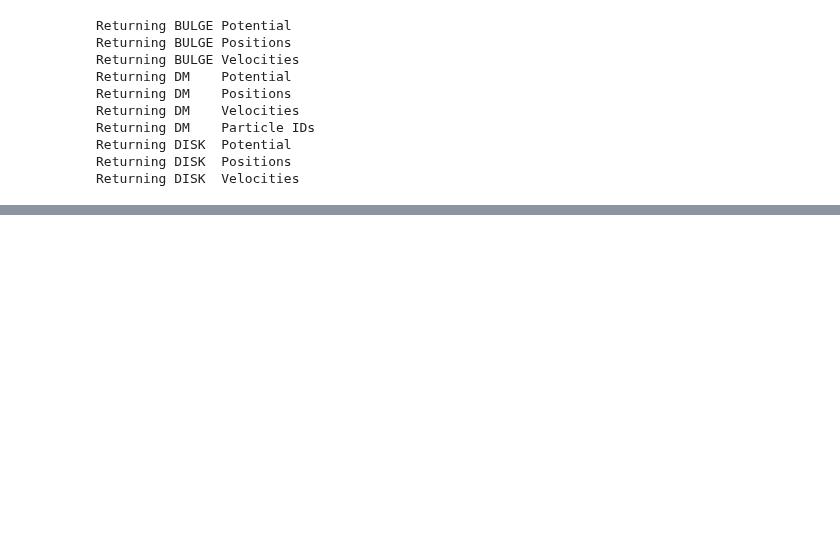
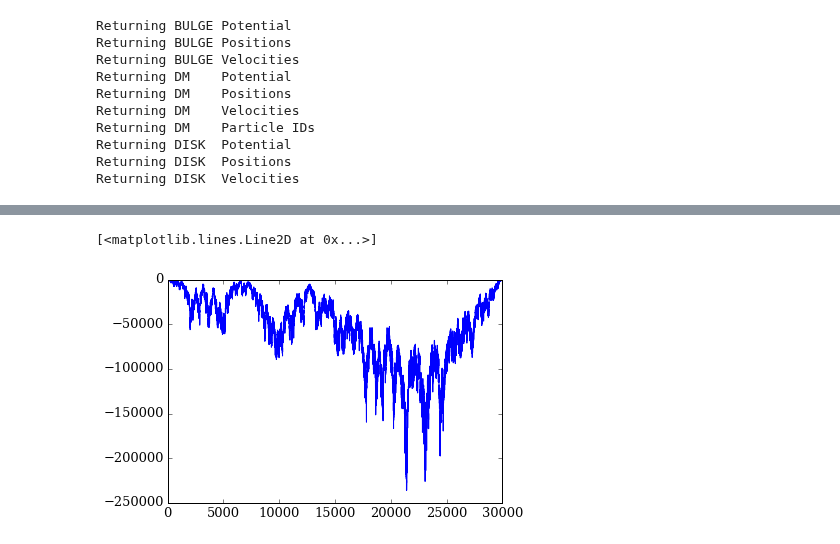
Before and after one commit to jngaravitoc/LMC-MW, a Jupyter notebook: code/CM/CM_method_description.ipynb, the cells around one changed output, grey strips where cells are left out. Drawn from its saved outputs; the diff is of its cells as text; code cells hidden in the pictures; blank space fills up the shorter version.

```diff
--- a/code/CM/CM_method_description.ipynb
+++ b/code/CM/CM_method_description.ipynb
@@ -409,0 +564,5 @@ h = hist2d(X)
+# %%
+plot(potMWhaloLR)
+# %% [output]
+[<matplotlib.lines.Line2D at 0x...>]
+[figure, added]
```
Also changed, not shown: parts of 36 cells of this notebook.
